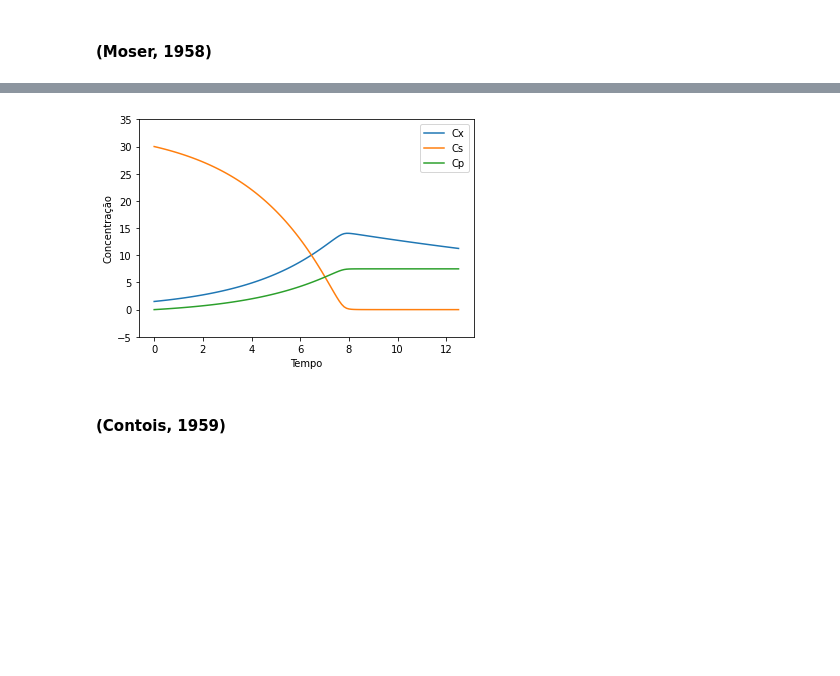
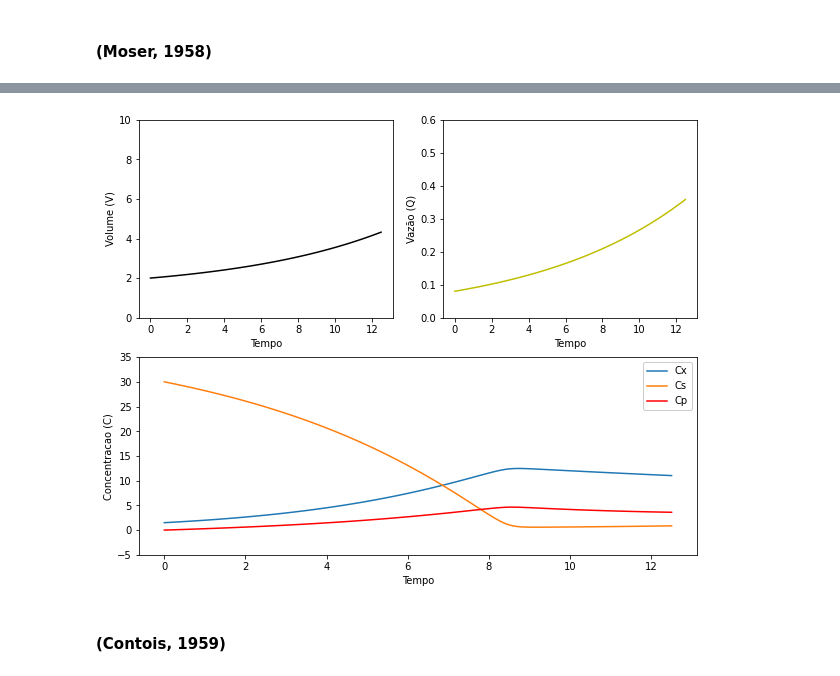
Before and after one commit to VitorMazziero/Processos-Fermentativos, a Jupyter notebook: Modelos Cineticos para Simulação - Batelada Alimentada.ipynb, the cells around one changed output, grey strips where cells are left out. Cells and saved outputs as stored; diff of their text form; code cells hidden in the pictures; blank space fills up the shorter version.

```diff
--- a/Modelos Cineticos para Simulação - Batelada Alimentada.ipynb
+++ b/Modelos Cineticos para Simulação - Batelada Alimentada.ipynb
@@ -229,10 +350,15 @@ print(t)
 # %% [markdown]
 Unindo as funções Cx_Var, Cs_Var e Cp_Var descritas anteriormente em **C_Var** :
 # %%
-def C_Var(C, t, μ, Kd, Yxs, α, β, Kdp):
-    dCxdt = (μ-Kd)*C[0] #Eq. (3)
-    dCsdt = - (μ*C[0]/Yxs) #Eq. (8)
-    dCpdt = α*μ*C[0]+β*C[0]-Kdp*C[2] #Eq. (13)
+def C_Var(C, t, μ, Kd, Yxs, α, β, Kdp, Q0, V0, δ, Cxe, Cse, Cpe):
+    # Vazão exponencial
+    Q = Q0*(np.exp(δ*t))
+    V = V0 + (Q0/δ)*(np.exp(δ*t)-1)
+    D = Q/V
+
+    dCxdt = D*Cxe + (μ-Kd-D)*C[0] #Eq. (5)
+    dCsdt = D*(Cse - C[1]) - μ*C[0]/Yxs #Eq. (10)
+    dCpdt = D*(Cpe - C[2]) + α*μ*C[0]+β*C[0]-Kdp*C[2] #Eq. (16)
     return (dCxdt, dCsdt, dCpdt)
 # %% [markdown]
 Integrando e gerando os gráficos:
@@ -355,5 +530,5 @@ $\frac{\mathrm{dC_{s}} }{\mathrm{d} t} = -\frac{\mu_{max}C_{s}^{n} }{K_{s}+C_{s}
 # %%
-# Simulação - (Moser, 1958)
+# Simulação - (Moser, 1958) Batelada alimentada
 
 # -*- coding: utf-8 -*-
 """
@@ -364,53 +539,84 @@ Created on Wed Sep  7 15:36:42 2022
 
 import numpy as np
 import matplotlib.pyplot as plt
 from scipy.integrate import odeint
 
 # Condições iniciais
 Cx0 = 1.5 # Concentração inicial de células (inóculo) - C[0]
 Cs0 = 30 # Concentração inicial de substrato - C[1]
 Cp0 = 0 # Concentração inicial de produto - - C[2]
 
 C = [Cx0, Cs0, Cp0]
 
 # Parâmetros para crescimento celular
 μmax = 0.35
-Ks = 0.75
-Kd = 0.05
+Ks = 0.75 # Constante de meia saturação
+Kd = 0
 
 # Parâmetros para consumo de substrato
 Yxs = 0.5
 
-#Parâmetro de ajuste
-n = 1.25
-
 # Parâmetros para formação de produto
 α = 0.5
 β = 0
-Kdp = 0
+Kdp = 0.1
+
+#Parâmetro de ajuste
+n = 1.8
+
+# Parâmetros operacionais
+Q0 = 0.12
+V0 = 2.0
+δ = 0.1
+
+#Concentrações de alimentação
+Cxe = 0
+Cse = 20
+Cpe = 0
 
 # Vetor tempo
 t=np.arange(0,12.6, 0.1) # Variação do tempo
 
-def C_Var(C, t, μmax, n, Ks, Kd, Yxs, α, β, Kdp):
-    μ=((μmax*(C[1])**n))/(Ks+(C[1])**n) #Eq. (17)
-    dCxdt = (μ-Kd)*C[0]
-    dCsdt = - (μ*C[0]/Yxs)
-    dCpdt = α*μ*C[0]+β*C[0]-Kdp*C[2]
+def C_Var(C, t, μmax, Kd, Ks, Yxs, α, β, n, Kdp, Q0, V0, δ, Cxe, Cse, Cpe):
+    # Vazão exponencial
+    Q = Q0*(np.exp(δ*t))
+    V = V0 + (Q0/δ)*(np.exp(β*t)-1)
+    D = Q/V
+
+    μ = ((μmax*(C[1])**n))/(Ks+(C[1])**n) #Eq. (17)
+    dCxdt = D*Cxe + (μ-Kd-D)*C[0] #Eq. (5)
+    dCsdt = D*(Cse - C[1]) - μ*C[0]/Yxs #Eq. (10)
+    dCpdt = D*(Cpe - C[2]) + α*μ*C[0]+β*C[0]-Kdp*C[2] #Eq. (15)
     return (dCxdt, dCsdt, dCpdt)
 
-Result = odeint(C_Var, C, t, args=(μmax, n, Ks, Kd, Yxs, α, β, Kdp))
+Result = odeint(C_Var, C, t, args=(μmax, Kd, Ks, Yxs, α, β, n, Kdp, Q0, V0, δ, Cxe, Cse, Cpe))
 
-plt.plot(t, Result[:, 0], label='Cx')
-plt.plot(t, Result[:, 1], label='Cs')
-plt.plot(t, Result[:, 2], label='Cp')
-plt.ylim([-5, 35])
-plt.xlabel('Tempo')
-plt.ylabel('Concentração')
-plt.legend()
+fig = plt.subplots(figsize=(10, 8))
+
+ax1 = plt.subplot(212)
+ax1.plot(t, Result[:, 0], label='Cx')
+ax1.plot(t, Result[:, 1], label='Cs')
+ax1.plot(t, Result[:, 2], label='Cp',  color = 'r')
+ax1.set_ylabel('Concentracao (C)')
+ax1.set_ylim([-5, 35])
+ax1.set_xlabel('Tempo')
+ax1.legend(facecolor='white', framealpha=1)
+
+ax2 = plt.subplot(221)
+ax2.plot(t,V,  color = 'k')
+ax2.set_ylabel('Volume (V)')
+ax2.set_ylim([0, 10])
+ax2.set_xlabel('Tempo')
+
+ax3 = plt.subplot(222)
+ax3.plot(t,Q,  color = 'y')
+ax3.set_ylabel('Vazão (Q)')
+ax3.set_ylim([0, 0.6])
+ax3.set_xlabel('Tempo')
+
 plt.show()
 # %% [output]
-[figure, old version]
+[figure, new version]
 # %% [markdown]
 #### (Contois, 1959)
 # %% [markdown]
```
Also changed, not shown: parts of 71 cells of this notebook.
